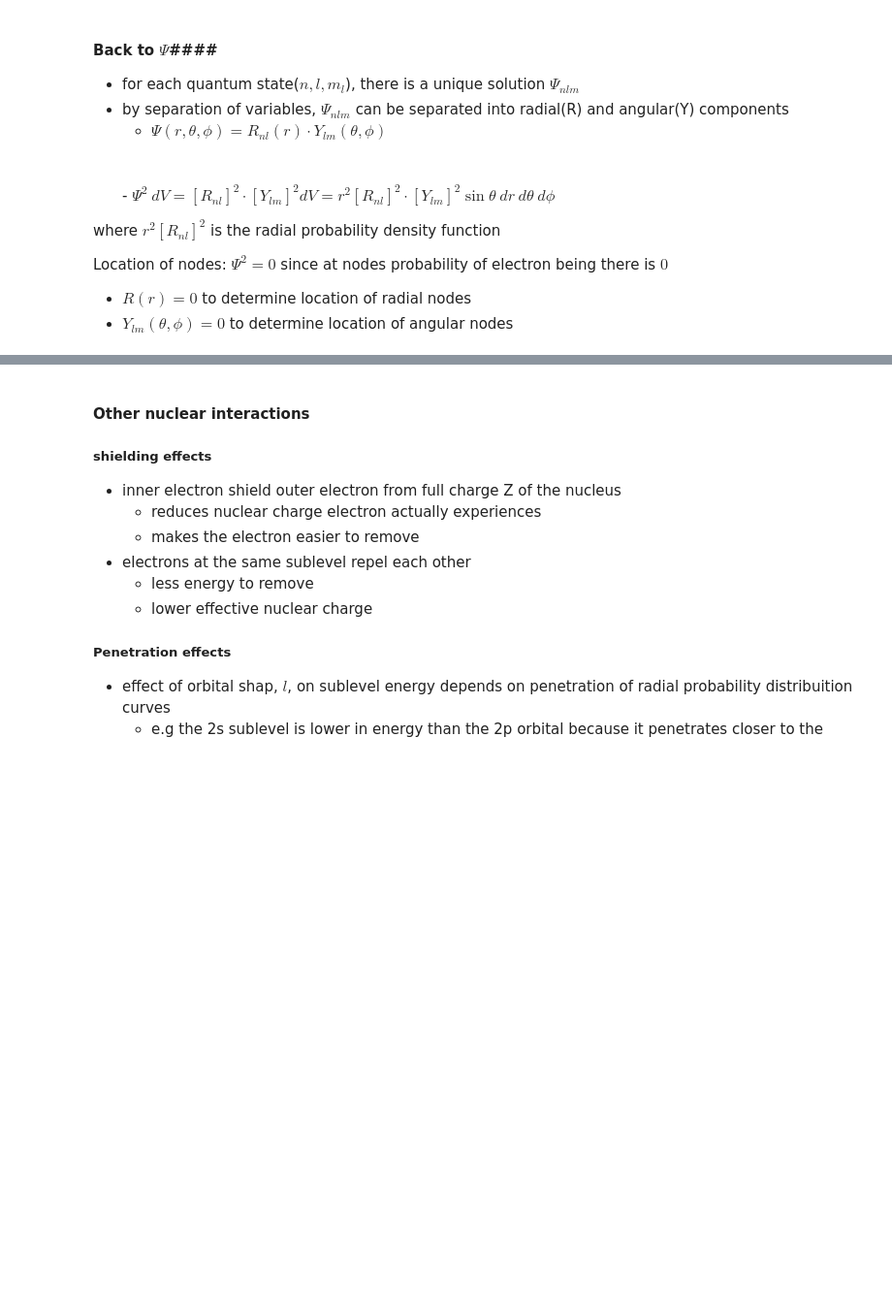
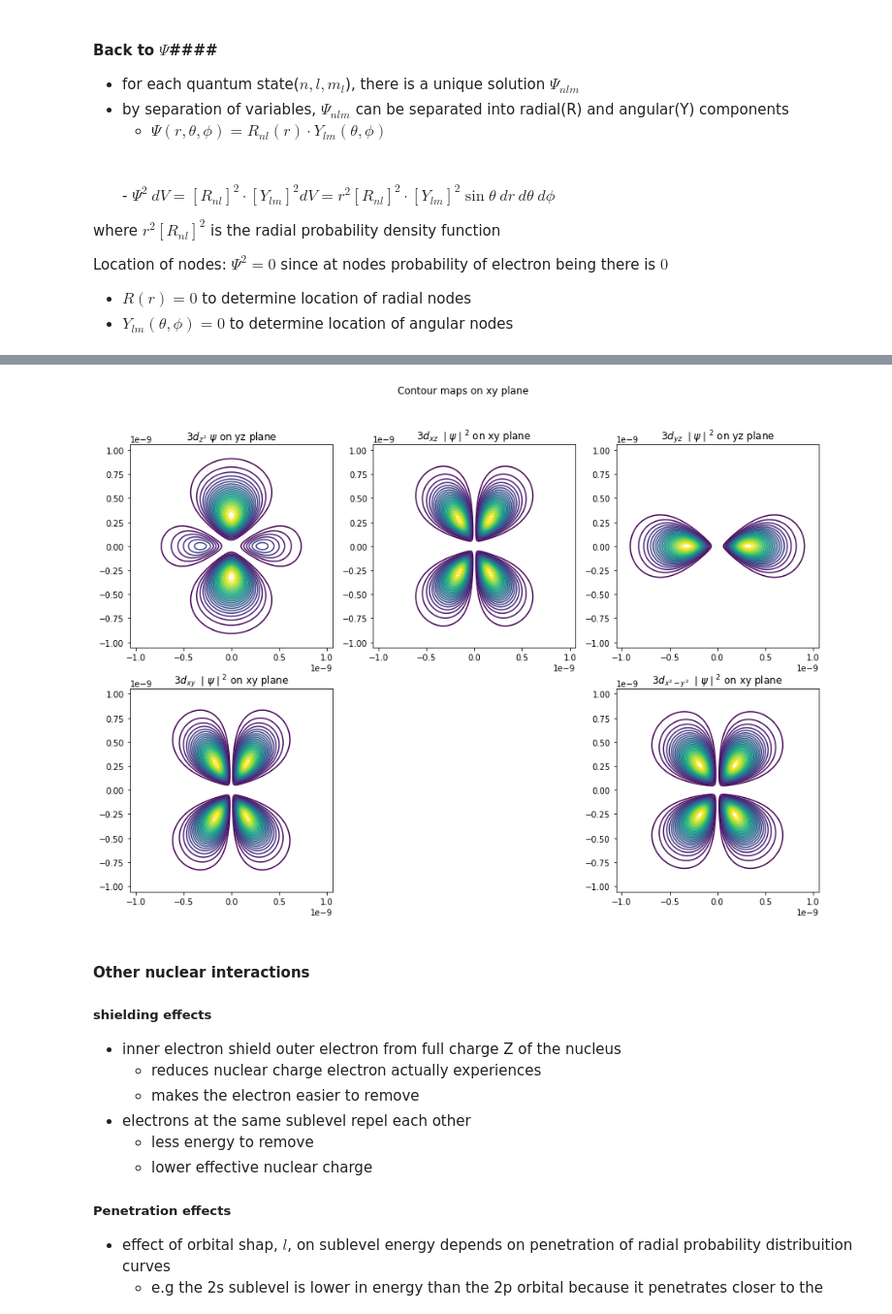
Before and after one commit to 09x09/le_notebooks, a Jupyter notebook: 10.011 Physical Chemistry.ipynb, the cells around one changed output, grey strips where cells are left out. Shown: that part at 97% size. Cells and saved outputs as stored; diff of their text form; code cells hidden in the pictures; blank space fills up the shorter version.

```diff
--- a/10.011 Physical Chemistry.ipynb
+++ b/10.011 Physical Chemistry.ipynb
@@ -449,3 +556,85 @@ plt.show()
+# %%
+import matplotlib.pyplot as plt
+from mpl_toolkits.mplot3d import Axes3D
+import numpy as np
+
+#def bohr radius
+a = 0.529*10**(-10)
+
+#def x,y,z,r, theta, phi
+x = np.linspace(-20*a, 20*a, 800)
+y = np.linspace(-20*a, 20*a, 800)
+z = np.linspace(-20*a, 20*a, 800)
+
+x2,y2 = np.meshgrid(x,y)
+z2,y3 = np.meshgrid(z,y)
+
+r = np.sqrt(x2*x2+y2*y2)
+r2 = np.sqrt(z2*z2+y3*y3)
+
+t = np.arccos(z2/r2)
+
+p = np.arctan2(y2,x2)
+
+#def sigma
+s = r/a
+s2 = r2/a
+
+#def angular part
+ydz = np.sqrt(5/(16*np.pi))*(3*(np.cos(t))**2-1)
+ydxz = np.sqrt(15/(4*np.pi))*np.sin(t)*np.cos(t)*np.cos(p)
+ydyz = np.sqrt(15/(4*np.pi))*np.sin(t)*np.cos(t)*np.sin(p)
+ydxz = np.sqrt(15/(16*np.pi))*np.sin(t)**2*np.sin(2*p)
+ydx2y2 = np.sqrt(15/(4*np.pi))*np.sin(t)**2*np.cos(2*p)
+
+#def radial part
+r3d = 4/(81*np.sqrt(30))*(1/a)**(1.5)*s**2*np.exp(-s/3)
+r3d2 = 4/(81*np.sqrt(30))*(1/a)**(1.5)*s2**2*np.exp(-s2/3)
+
+#wavefunction
+psi1 = (ydz*r3d2)**2
+psi2 = (ydxz*r3d)**2
+psi3 = (ydyz*r3d)**2
+psi4 = (ydxz*r3d)**2
+psi5 = (ydx2y2*r3d2)**2
+
+#plot things
+fig = plt.figure()
+fig_size = plt.rcParams["figure.figsize"]
+plt.suptitle("Contour maps on xy plane")
+
+ax1 = fig.add_subplot(231)
+ax2 = fig.add_subplot(232)
+ax3 = fig.add_subplot(233)
+ax4 = fig.add_subplot(234)
+ax5 = fig.add_subplot(236)
+
+ax1.contour(y3,z2,psi1, 30)
+ax1.title.set_text("$3d_{z^2} \ \psi$ on yz plane")
+
+
+ax2.contour(x2,y2,psi2, 30)
+ax2.title.set_text("$3d_{xz} \ \mid \psi \mid^2$ on xy plane ")
+
+
+ax3.contour(y3,z2,psi5, 30)
+ax3.title.set_text("$3d_{yz} \ \mid \psi \mid^2$ on yz plane")
+
+
+ax4.contour(x2,y2,psi4, 30)
+ax4.title.set_text("$3d_{xy} \ \mid \psi \mid^2$ on xy plane")
+
+
+ax5.contour(x2,y2,psi3, 30)
+ax5.title.set_text("$3d_{x^2-y^2} \ \mid \psi \mid^2$ on xy plane")
+
+fig_size[0] = 15
+fig_size[1] = 10
+
+
+plt.show()
+# %% [output]
+[figure, added]
 # %% [markdown]
 #### Other nuclear interactions ####
 
```
Also changed, not shown: parts of 19 cells of this notebook.
